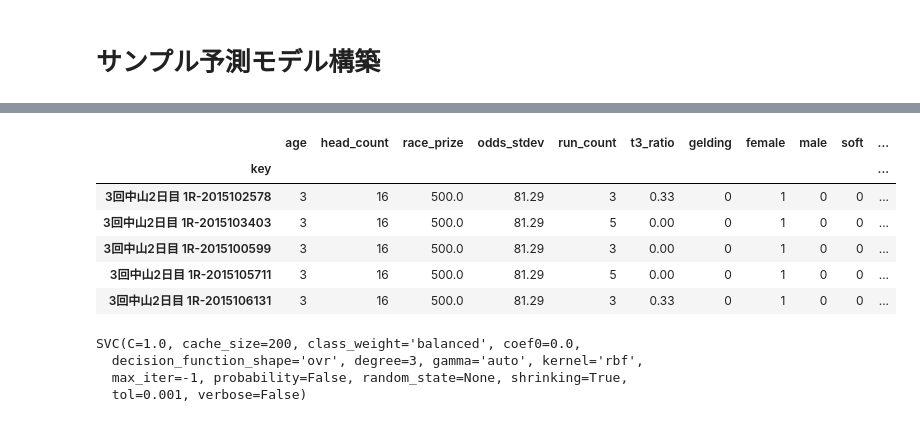
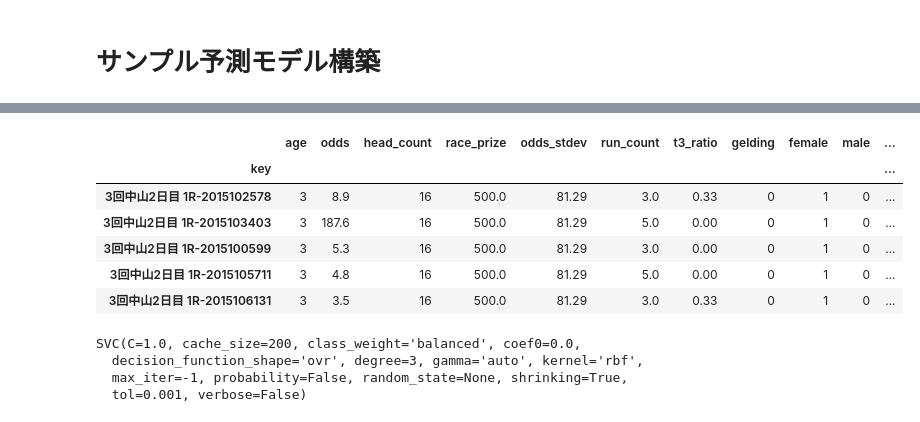
Before and after one commit to new-village/preditor, a Jupyter notebook: jupyter/Sample.ipynb, the cells around one changed output, grey strips where cells are left out. Drawn from its saved outputs; the diff is of its cells as text; code cells hidden in the pictures.

```diff
--- a/jupyter/Sample.ipynb
+++ b/jupyter/Sample.ipynb
@@ -61,7 +61,7 @@ print("２．購入馬券の的中率："+str(precision))
 from datetime import date
 import pandas as pd
 ext_dt = date(2017,1,1)
-results = Result.objects.filter(race__race_dt__gte=ext_dt, race__result_flg=True).exclude(rank=0).values("key", "rank", "sex", "age", "horse_id", "race__race_dt", "race__max_prize", "race__head_count", "race__odds_stdev", "race__condition")
+results = Result.objects.filter(race__race_dt__gte=ext_dt, race__result_flg=True).exclude(rank=0).values("key", "rank", "sex", "age", "odds", "horse_id", "jockey_id", "race__race_dt", "race__max_prize", "race__head_count", "race__odds_stdev", "race__condition")
 df = pd.DataFrame.from_records(results)
 
 # データフレームの整形
@@ -86,13 +88,14 @@ memory usage: 4.7+ MB
 # %%
-# 出走回数の計算
-def cnt_run(hid, rdt):
-    run_all = Result.objects.filter(horse_id=hid, race__race_dt__lt=rdt).exclude(rank=0).count()
-    return run_all
+# 出走回数と競走馬の複勝率の計算
+def cal_run(hid, rdt):
+    query = Result.objects.filter(horse_id=hid, race__race_dt__lt=rdt).exclude(rank=0)
+    run_all = query.count()
+    run_t3 = query.filter(rank__lte=3).count()
+
+    ratio = round(run_t3 / run_all, 2) if run_all != 0 else 0
+    return pd.Series([run_all, ratio])
 
 
-df["run_count"] = df.apply(lambda row: cnt_run(row["horse_id"], row["race_dt"]), axis=1)
-
-# 出走回数が3回以上のデータを抽出
-df[df.run_count >= 3]
+df[["run_count", "t3_ratio"]] = df.apply(lambda row: cal_run(row["horse_id"], row["race_dt"]), axis=1)
 df.head()
 # %% [output]
@@ -106,7 +109,7 @@ df.head()
 # %%
-# 複勝率の計算
-def cal_t3ratio(hid, rdt):
-    query = Result.objects.filter(horse_id=hid, race__race_dt__lt=rdt).exclude(rank=0)
+# ジョッキーの複勝率の計算
+def cal_jockey(jid, rdt):
+    query = Result.objects.filter(jockey_id=jid, race__race_dt__lt=rdt).exclude(rank=0)
     run_all = query.count()
     run_t3 = query.filter(rank__lte=3).count()
 
@@ -114,6 +117,6 @@ def cal_t3ratio(hid, rdt):
     return ratio
 
 
-df["t3_ratio"] = df.apply(lambda row: cal_t3ratio(row["horse_id"], row["race_dt"]), axis=1)
+df["jockey_t3r"] = df.apply(lambda row: cal_jockey(row["jockey_id"], row["race_dt"]), axis=1)
 df.head()
 # %% [output]
@@ -127,34 +130,35 @@ df.head()
 # %%
 import numpy as np
 
 # 性別データのダミー変数化
 dmy_sex = pd.get_dummies(df.sex)
 df = pd.concat([df, dmy_sex], axis=1)
 df = df.drop("sex", axis=1)
 df = df.rename(columns={"セ": "gelding", "牝": "female", "牡": "male"})
 
 # 馬場データのダミー変数化
 dmy_condition = pd.get_dummies(df.condition)
 df = pd.concat([df, dmy_condition], axis=1)
 df = df.drop("condition", axis=1)
 df = df.rename(columns={"不良": "soft", "稍重": "good", "良": "firm", "重": "yielding"})
 
 # 目的変数の作成（3位以内ならゼロ、それ以外は1）
 df["top3"] = np.where(df["rank"]<=3, 0, 1)
 
 # 不要データの削除
 df = df.drop("rank", axis=1)
 df = df.drop("horse_id", axis=1)
+df = df.drop("jockey_id", axis=1)
 df = df.drop("race_dt", axis=1)
 df.head()
 # %% [output]
-|  | age | head_count | race_prize | odds_stdev | run_count | t3_ratio | gelding | female | male | soft | ... |
+|  | age | odds | head_count | race_prize | odds_stdev | run_count | t3_ratio | gelding | female | male | ... |
 | key |  |  |  |  |  |  |  |  |  |  | ... |
-| 3回中山2日目 1R-2015102578 | 3 | 16 | 500.0 | 81.29 | 3 | 0.33 | 0 | 1 | 0 | 0 | ... |
-| 3回中山2日目 1R-2015103403 | 3 | 16 | 500.0 | 81.29 | 5 | 0.00 | 0 | 1 | 0 | 0 | ... |
-| 3回中山2日目 1R-2015100599 | 3 | 16 | 500.0 | 81.29 | 3 | 0.00 | 0 | 1 | 0 | 0 | ... |
-| 3回中山2日目 1R-2015105711 | 3 | 16 | 500.0 | 81.29 | 5 | 0.00 | 0 | 1 | 0 | 0 | ... |
-| 3回中山2日目 1R-2015106131 | 3 | 16 | 500.0 | 81.29 | 3 | 0.33 | 0 | 1 | 0 | 0 | ... |
+| 3回中山2日目 1R-2015102578 | 3 | 8.9 | 16 | 500.0 | 81.29 | 3.0 | 0.33 | 0 | 1 | 0 | ... |
+| 3回中山2日目 1R-2015103403 | 3 | 187.6 | 16 | 500.0 | 81.29 | 5.0 | 0.00 | 0 | 1 | 0 | ... |
+| 3回中山2日目 1R-2015100599 | 3 | 5.3 | 16 | 500.0 | 81.29 | 3.0 | 0.00 | 0 | 1 | 0 | ... |
+| 3回中山2日目 1R-2015105711 | 3 | 4.8 | 16 | 500.0 | 81.29 | 5.0 | 0.00 | 0 | 1 | 0 | ... |
+| 3回中山2日目 1R-2015106131 | 3 | 3.5 | 16 | 500.0 | 81.29 | 3.0 | 0.33 | 0 | 1 | 0 | ... |
 # %%
 from sklearn.model_selection import train_test_split
 
```
Also changed, not shown: parts of 7 cells of this notebook.
